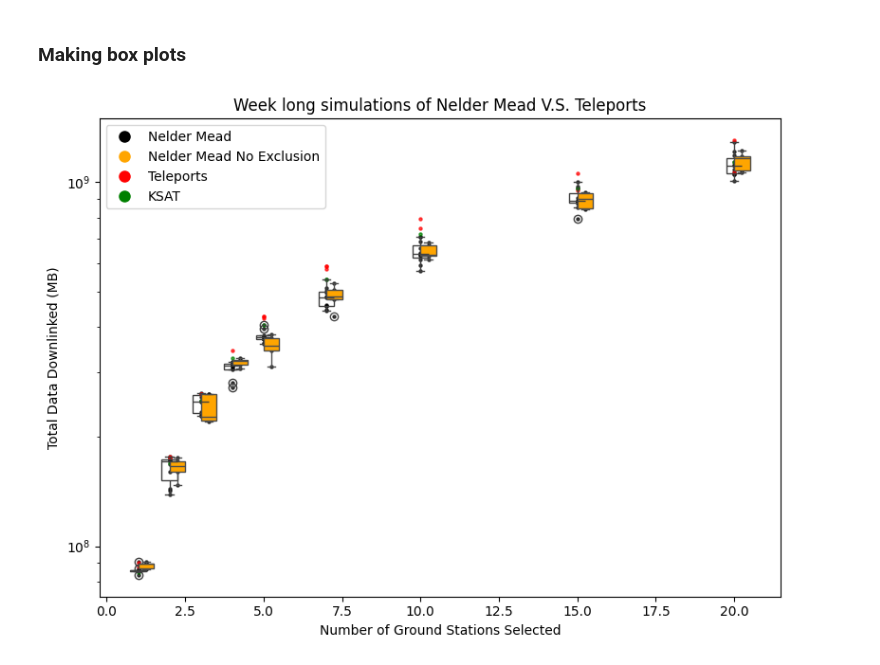
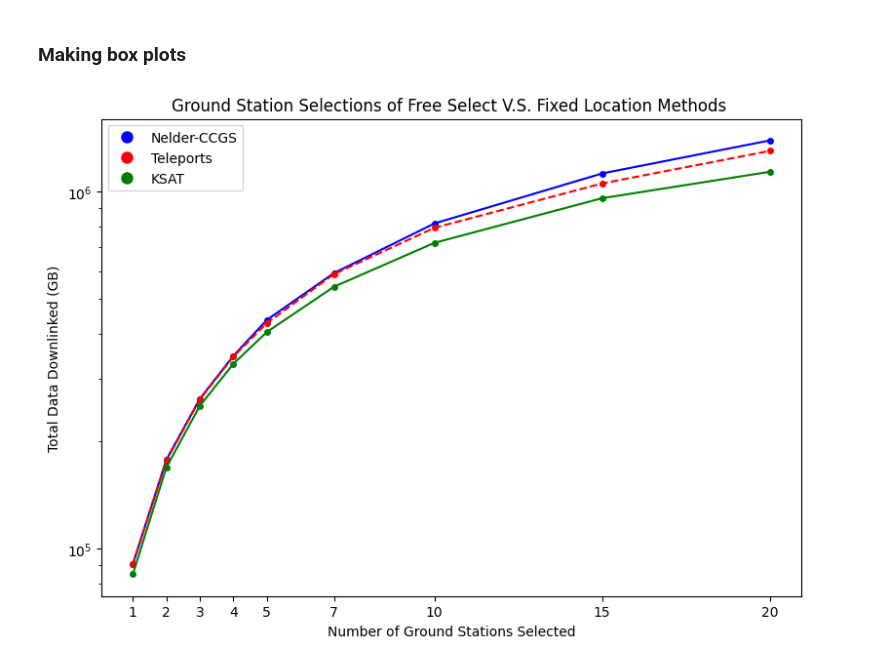
Before and after one commit to gkim65/loc-gsopt, a Jupyter notebook: src/examples/plotting_wandb/capella_figures.ipynb, the cells around one changed output. Saved outputs shown, nothing was run; the diff lists cells and outputs as text; code cells hidden in the pictures.

```diff
--- a/src/examples/plotting_wandb/capella_figures.ipynb
+++ b/src/examples/plotting_wandb/capella_figures.ipynb
@@ -47,7 +47,7 @@ for i in [1, 2, 3, 4, 5, 7, 10, 15, 20]:
             # Append each run's data as a dictionary to the list
             data_downlink_list.append({
                 "gs_number": i*1.0,
-                "data_downlinked": run.summary.data_downlink/1000000
+                "data_downlinked": run.summary.data_downlink/1000000000
             })
 
 # Convert the list of dictionaries into a pandas DataFrame
@@ -227,7 +267,7 @@ for i in [1, 2, 3, 4, 5, 7, 10, 15, 20]:
             # Append each run's data as a dictionary to the list
             teleport_data_downlink_list.append({
                 "gs_number": i*1.0,
-                "data_downlinked": run.summary.output_data/1000000
+                "data_downlinked": run.summary.output_data/1000000000
             })
 
 # Convert the list of dictionaries into a pandas DataFrame
@@ -250,7 +290,7 @@ for i in [1, 2, 3, 4, 5, 7, 10, 15, 20]:
             # Append each run's data as a dictionary to the list
             ksat_data_downlink_list.append({
                 "gs_number": i*1.0,
-                "data_downlinked": run.summary["data_downlinked.total"]/1000000
+                "data_downlinked": run.summary["data_downlinked.total"]/1000000000
             })
 
 # Convert the list of dictionaries into a pandas DataFrame
@@ -270,30 +310,70 @@ ksat_data_downlink_df = pd.DataFrame(ksat_data_downlink_list)
 # %%
 # Create a box plot with scatter overlay
 plt.figure(figsize=(8, 6))
 # Combine the DataFrames
 combined_df = pd.concat([data_downlink_df, e_data_downlink_df], ignore_index=True)
 
-sns.boxplot(x="gs_number", y="data_downlinked", data=data_downlink_df, width=0.5, showcaps=True, boxprops={'facecolor': 'None'},native_scale=True)
-plt.scatter(x="gs_number", y="data_downlinked", data=data_downlink_df, color='black', s=5, alpha=0.7,)
-sns.boxplot(x="gs_number", y="data_downlinked", data=e_data_downlink_df, width=0.5, showcaps=True, boxprops={'facecolor':'orange'},color="orange",native_scale=True)
-plt.scatter(x="gs_number", y="data_downlinked", data=e_data_downlink_df, color='black', s=5, alpha=0.7)
-plt.scatter(x="gs_number", y="data_downlinked", data=teleport_data_downlink_df, color='red', s=5, alpha=0.7)
-plt.scatter(x="gs_number", y="data_downlinked", data=ksat_data_downlink_df, color='green', s=5, alpha=0.7)
+# sns.boxplot(x="gs_number", y="data_downlinked", data=data_downlink_df, width=0.5, showcaps=True, boxprops={'facecolor': 'None'},native_scale=True)
+# plt.scatter(x="gs_number", y="data_downlinked", data=data_downlink_df, color='black', s=5, alpha=0.7,)
+# sns.boxplot(x="gs_number", y="data_downlinked", data=e_data_downlink_df, width=0.5, showcaps=True, boxprops={'facecolor':'None'},color="orange",native_scale=True)
+# plt.scatter(x="gs_number", y="data_downlinked", data=e_data_downlink_df, color='black', s=5, alpha=0.7)
+# plt.scatter(x="gs_number", y="data_downlinked", data=teleport_data_downlink_df, color='red', s=5, alpha=0.7)
+# plt.scatter(x="gs_number", y="data_downlinked", data=ksat_data_downlink_df, color='green', s=5, alpha=0.7)
+max_data_downlink = e_data_downlink_df.groupby("gs_number")["data_downlinked"].max().reset_index()
+tele_max_data_downlink = teleport_data_downlink_df.groupby("gs_number")["data_downlinked"].max().reset_index()
 
-plt.title("Week long simulations of Nelder Mead V.S. Teleports")
+# Plot the line graph
+plt.plot(
+    max_data_downlink["gs_number"]-0.25,
+    max_data_downlink["data_downlinked"],
+    color='blue',
+    marker='o',
+    markersize=4,  # Smaller marker size
+    linestyle='-',
+    label='Max Data Downlinked'
+)
+e_data_downlink_df
+plt.plot(
+    tele_max_data_downlink["gs_number"],
+    tele_max_data_downlink["data_downlinked"],
+    color='red',
+    marker='o',
+    markersize=4,  # Smaller marker size
+    linestyle='--',
+    label='Teleports'
+)
+
+# Create a line plot for ksat_data_downlink_df
+plt.plot(
+    ksat_data_downlink_df["gs_number"],
+    ksat_data_downlink_df["data_downlinked"],
+    color='green',
+    marker='o',
+    markersize=4,  # Smaller marker size
+    linestyle='-',
+    label='KSAT'
+)
+
+plt.title("Ground Station Selections of Free Select V.S. Fixed Location Methods ")
 plt.xlabel("Number of Ground Stations Selected")
-plt.ylabel("Total Data Downlinked (MB)")
+plt.ylabel("Total Data Downlinked (GB)")
 plt.legend(
     handles=[
-        plt.Line2D([0], [0], marker='o', color='black', markersize=8, linestyle='None', label='Nelder Mead'),
-        plt.Line2D([0], [0], marker='o', color='orange', markersize=8, linestyle='None', label='Nelder Mead No Exclusion'),
+        # plt.Line2D([0], [0], marker='o', color='black', markersize=8, linestyle='None', label='Nelder Mead'),
+        plt.Line2D([0], [0], marker='o', color='blue', markersize=8, linestyle='None', label='Nelder-CCGS'),
         plt.Line2D([0], [0], marker='o', color='red', markersize=8, linestyle='None', label='Teleports'),
         plt.Line2D([0], [0], marker='o', color='green', markersize=8, linestyle='None', label='KSAT')
     ],
     loc='upper left'
 )
+
+x_ticks = [1, 2, 3, 4, 5, 7, 10, 15, 20]
+plt.xticks(ticks=x_ticks, labels=x_ticks)
+
 plt.tight_layout()
+# plt.ylim(80000,100000)
 plt.yscale("log")
+# plt.xlim(0,5)
 plt.savefig("test.png")
 # %% [output]
-[figure, old version]
+[figure, new version]
```
Also changed, not shown: parts of 6 cells of this notebook, 5 other files.
